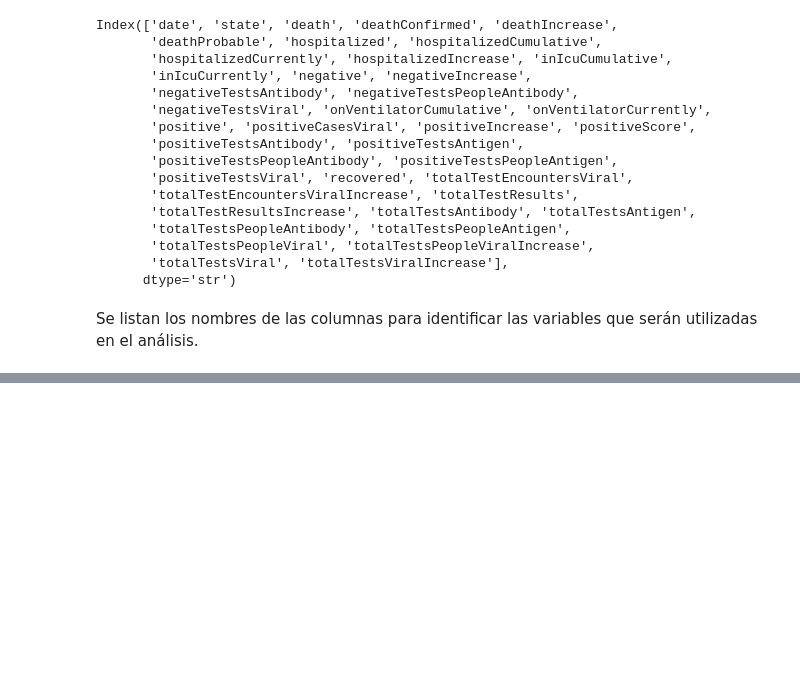
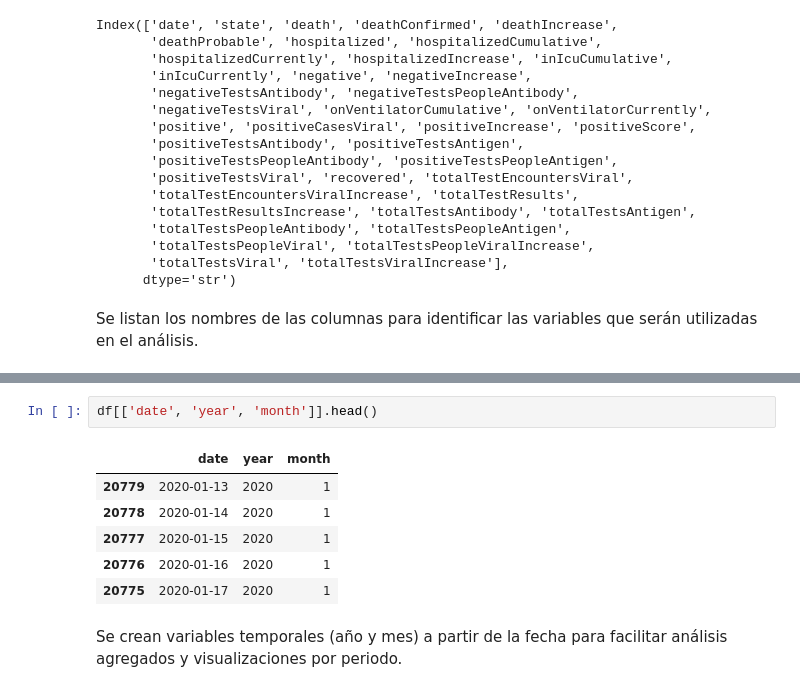
Before and after one commit to Bootcamp-IA-P6/Proyecto4_Gema_Yebenes_EDA, a Jupyter notebook: notebooks/01_eda_covid_usa.ipynb, the cells around one changed output, grey strips where cells are left out. Drawn from its saved outputs; the diff is of its cells as text; blank space fills up the shorter version.

```diff
--- a/notebooks/01_eda_covid_usa.ipynb
+++ b/notebooks/01_eda_covid_usa.ipynb
@@ -81,0 +194,12 @@ que serán utilizadas en el análisis.
+# %%
+df[['date', 'year', 'month']].head()
+# %% [output]
+|  | date | year | month |
+| 20779 | 2020-01-13 | 2020 | 1 |
+| 20778 | 2020-01-14 | 2020 | 1 |
+| 20777 | 2020-01-15 | 2020 | 1 |
+| 20776 | 2020-01-16 | 2020 | 1 |
+| 20775 | 2020-01-17 | 2020 | 1 |
+# %% [markdown]
+Se crean variables temporales (año y mes) a partir de la fecha
+para facilitar análisis agregados y visualizaciones por periodo.
```
Also changed, not shown: parts of 21 cells of this notebook.
